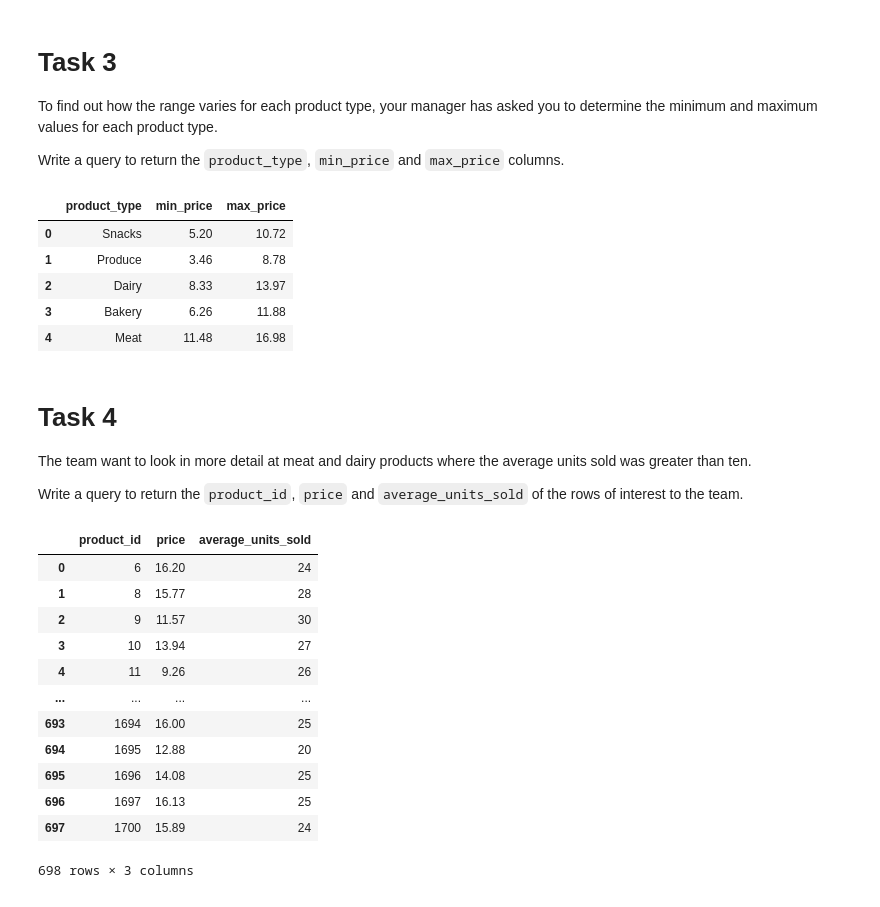
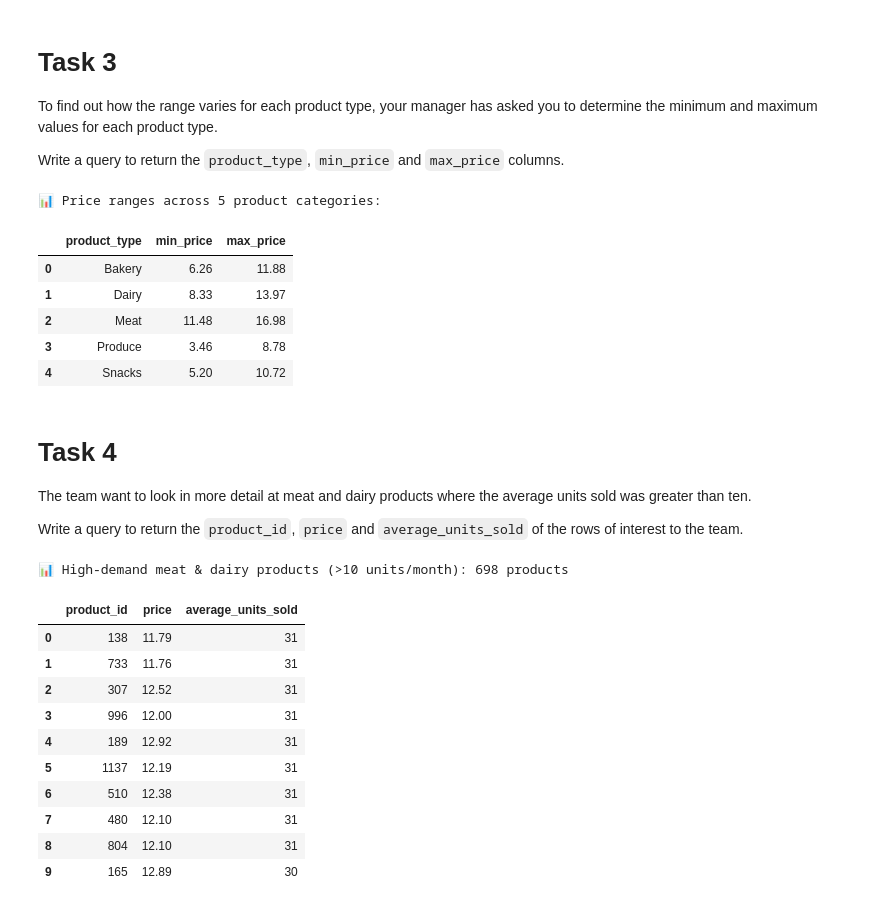
Before and after one commit to md-ryhan-uddin/data-analytics-projects, a Jupyter notebook: Project Data Analyst Associate Practical Exam Grocery Store Sales/notebook.ipynb, the cells around one changed output. Drawn from its saved outputs; the diff is of its cells as text; code cells hidden in the pictures.

```diff
--- a/Project Data Analyst Associate Practical Exam Grocery Store Sales/notebook.ipynb
+++ b/Project Data Analyst Associate Practical Exam Grocery Store Sales/notebook.ipynb
@@ -0,0 +1,19 @@
+# %%
+import psycopg2
+import pandas as pd
+from dotenv import load_dotenv
+import os
+
+# Load environment variables
+load_dotenv()
+
+# Database connection
+conn = psycopg2.connect(
+    host=os.getenv('DB_HOST'),
+    port=os.getenv('DB_PORT'),
+    user=os.getenv('DB_USER'),
+    password=os.getenv('DB_PASSWORD'),
+    database=os.getenv('DB_NAME')
+)
+
+print("✅ Successfully connected to grocery_sales_db database!")
@@ -140,8 +171,8 @@ To find out how the range varies for each product type, your manager has asked y
 
 Write a query to return the `product_type`, `min_price` and `max_price` columns.
 # %%
--- Write your query for task 3 in this cell
-
+# Task 3: Price range by product type
+query = """
 SELECT
     COALESCE(product_type, 'Unknown') AS product_type,
     MIN(price) AS min_price,
@@ -149,14 +180,21 @@ SELECT
 FROM
     products
 GROUP BY
-    COALESCE(product_type, 'Unknown');
+    COALESCE(product_type, 'Unknown')
+ORDER BY product_type;
+"""
+
+df_price_range = pd.read_sql_query(query, conn)
+print(f"\n📊 Price ranges across {len(df_price_range)} product categories:")
+df_price_range
 # %% [output]
+📊 Price ranges across 5 product categories:
 |  | product_type | min_price | max_price |
-| 0 | Snacks | 5.20 | 10.72 |
-| 1 | Produce | 3.46 | 8.78 |
-| 2 | Dairy | 8.33 | 13.97 |
-| 3 | Bakery | 6.26 | 11.88 |
-| 4 | Meat | 11.48 | 16.98 |
+| 0 | Bakery | 6.26 | 11.88 |
+| 1 | Dairy | 8.33 | 13.97 |
+| 2 | Meat | 11.48 | 16.98 |
+| 3 | Produce | 3.46 | 8.78 |
+| 4 | Snacks | 5.20 | 10.72 |
 # %% [markdown]
 # Task 4
 
@@ -164,28 +202,33 @@ The team want to look in more detail at meat and dairy products where the averag
 
 Write a query to return the `product_id`, `price` and `average_units_sold` of the rows of interest to the team.
 # %%
--- Write your query for task 4 in this cell
-
+# Task 4: High-demand meat and dairy products
+query = """
 SELECT
     product_id,
     price,
     average_units_sold
 FROM
     products
 WHERE
     product_type IN ('Meat', 'Dairy')
-    AND average_units_sold > 10;
+    AND average_units_sold > 10
+ORDER BY average_units_sold DESC;
+"""
+
+df_high_demand = pd.read_sql_query(query, conn)
+print(f"\n📊 High-demand meat & dairy products (>10 units/month): {len(df_high_demand)} products")
+df_high_demand.head(10)
 # %% [output]
+📊 High-demand meat & dairy products (>10 units/month): 698 products
 |  | product_id | price | average_units_sold |
-| 0 | 6 | 16.20 | 24 |
-| 1 | 8 | 15.77 | 28 |
-| 2 | 9 | 11.57 | 30 |
-| 3 | 10 | 13.94 | 27 |
-| 4 | 11 | 9.26 | 26 |
-| ... | ... | ... | ... |
-| 693 | 1694 | 16.00 | 25 |
-| 694 | 1695 | 12.88 | 20 |
-| 695 | 1696 | 14.08 | 25 |
-| 696 | 1697 | 16.13 | 25 |
-| 697 | 1700 | 15.89 | 24 |
+| 0 | 138 | 11.79 | 31 |
+| 1 | 733 | 11.76 | 31 |
+| 2 | 307 | 12.52 | 31 |
+| 3 | 996 | 12.00 | 31 |
+| 4 | 189 | 12.92 | 31 |
+| 5 | 1137 | 12.19 | 31 |
+| 6 | 510 | 12.38 | 31 |
+| 7 | 480 | 12.10 | 31 |
+| 8 | 804 | 12.10 | 31 |
+| 9 | 165 | 12.89 | 30 |
-698 rows × 3 columns
```
Also changed, not shown: parts of 5 cells of this notebook, 1 other file.
